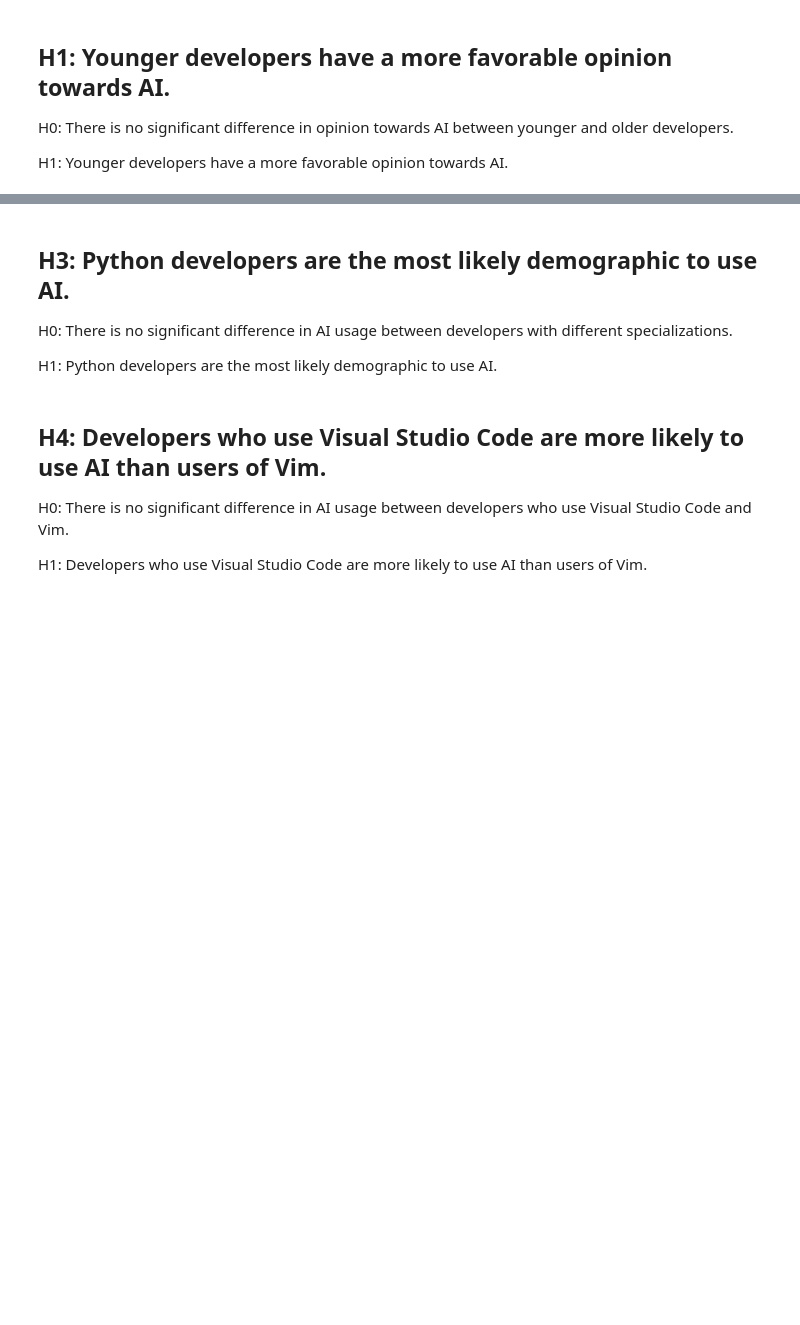
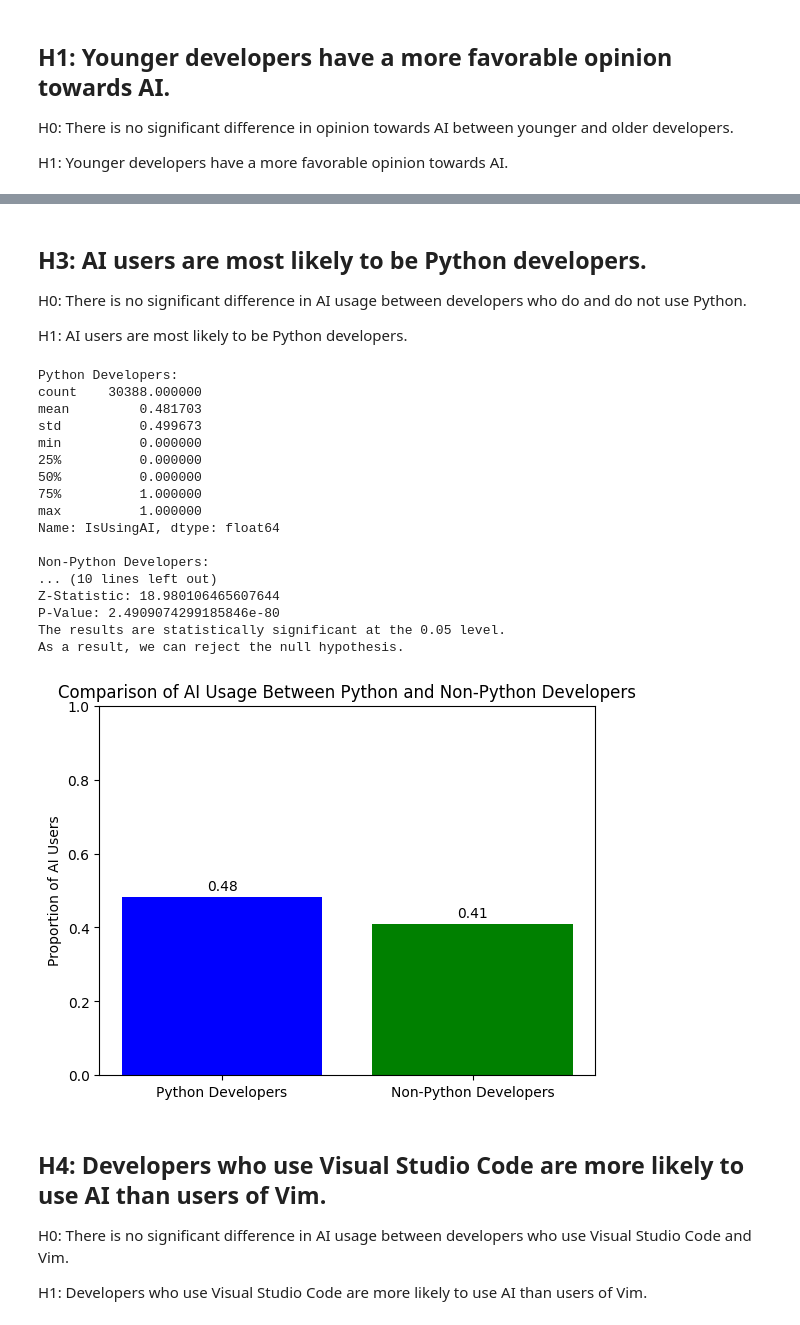
Before and after one commit to mackenly/ai-perception-and-adoption-in-the-developer-community, a Jupyter notebook: Notebook.ipynb, the cells around one changed output, grey strips where cells are left out. Saved outputs shown, nothing was run; the diff lists cells and outputs as text; code cells hidden in the pictures; blank space fills up the shorter version.

```diff
--- a/Notebook.ipynb
+++ b/Notebook.ipynb
@@ -344,9 +438,81 @@ H1: Developers with lower education levels are more likely to trust AI.
 # %% [markdown]
-## H3: Python developers are the most likely demographic to use AI.
+## H3: AI users are most likely to be Python developers.
 
-H0: There is no significant difference in AI usage between developers with different specializations.
+H0: There is no significant difference in AI usage between developers who do and do not use Python.
 
-H1: Python developers are the most likely demographic to use AI.
+H1: AI users are most likely to be Python developers.
+# %%
+from statsmodels.stats.proportion import proportions_ztest
+
+df_python_cleaned = df_coded.copy()
+
+# remove rows where IsProfessionalDev is 0
+df_python_cleaned = df_python_cleaned[df_python_cleaned['IsProfessionalDev'] == 1]
+
+# remove rows where IsPythonDev is NA
+df_python_cleaned = df_python_cleaned.dropna(subset=['IsPythonDev'])
+
+# remove rows where IsUsingAI is NA
+df_python_cleaned = df_python_cleaned.dropna(subset=['IsUsingAI'])
+
+# Divide developers into two groups based on whether they use Python or not
+python_developers = df_python_cleaned[df_python_cleaned['IsPythonDev'] == 1]
+non_python_developers = df_python_cleaned[df_python_cleaned['IsPythonDev'] == 0]
+
+# Describe the data
+print(f'Python Developers:\n{python_developers["IsUsingAI"].describe()}\n')
+print(f'Non-Python Developers:\n{non_python_developers["IsUsingAI"].describe()}\n')
+
+# Count of AI users in both groups
+count = np.array([python_developers['IsUsingAI'].sum(), non_python_developers['IsUsingAI'].sum()])
+
+# Total number of developers in both groups
+nobs = np.array([python_developers.shape[0], non_python_developers.shape[0]])
+
+# Perform z-test
+z_statistic, p_value = proportions_ztest(count, nobs)
+
+# Print the results
+print("Z-Statistic:", z_statistic)
+print("P-Value:", p_value)
+
+# Determine if the results are statistically significant
+if p_value < 0.05:
+    print("The results are statistically significant at the 0.05 level.\nAs a result, we can reject the null hypothesis.")
+else:
+    print("The results are not statistically significant at the 0.05 level.\nAs a result, we can not reject the null hypothesis.")
+
+# Bar chart
+prop_python = python_developers['IsUsingAI'].mean()
+prop_non_python = non_python_developers['IsUsingAI'].mean()
+labels = ['Python Developers', 'Non-Python Developers']
+values = [prop_python, prop_non_python]
+fig, ax = plt.subplots()
+bars = ax.bar(labels, values, color=['blue', 'green'])
+ax.bar_label(bars, fmt='%.2f', padding=3)
+ax.set_ylabel('Proportion of AI Users')
+ax.set_title('Comparison of AI Usage Between Python and Non-Python Developers')
+ax.set_ylim(0, 1)
+plt.show()
+# %% [output]
+Python Developers:
+count    30388.000000
+mean         0.481703
+std          0.499673
+min          0.000000
+25%          0.000000
+50%          0.000000
+75%          1.000000
+max          1.000000
+Name: IsUsingAI, dtype: float64
+
+Non-Python Developers:
+... (10 lines left out)
+Z-Statistic: 18.980106465607644
+P-Value: 2.4909074299185846e-80
+The results are statistically significant at the 0.05 level.
+As a result, we can reject the null hypothesis.
+[figure, added]
 # %% [markdown]
 ## H4: Developers who use Visual Studio Code are more likely to use AI than users of Vim.
 
```
Also changed, not shown: parts of 7 cells of this notebook.
